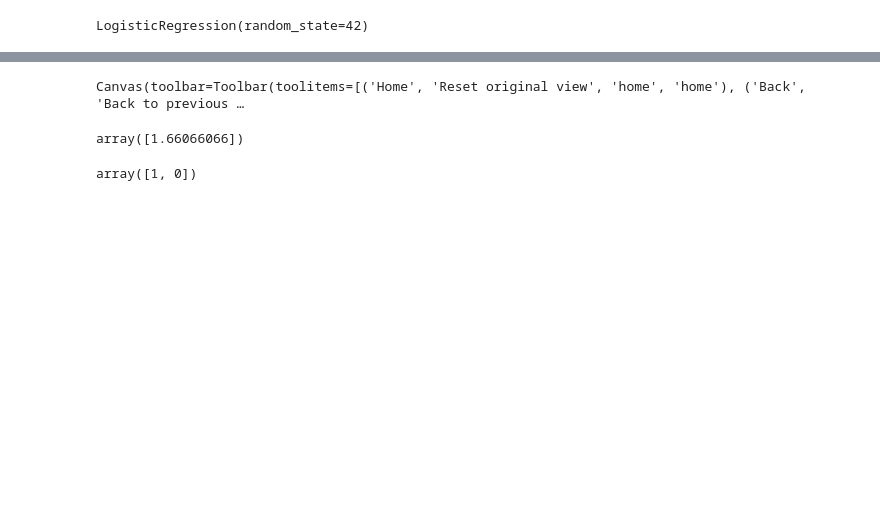
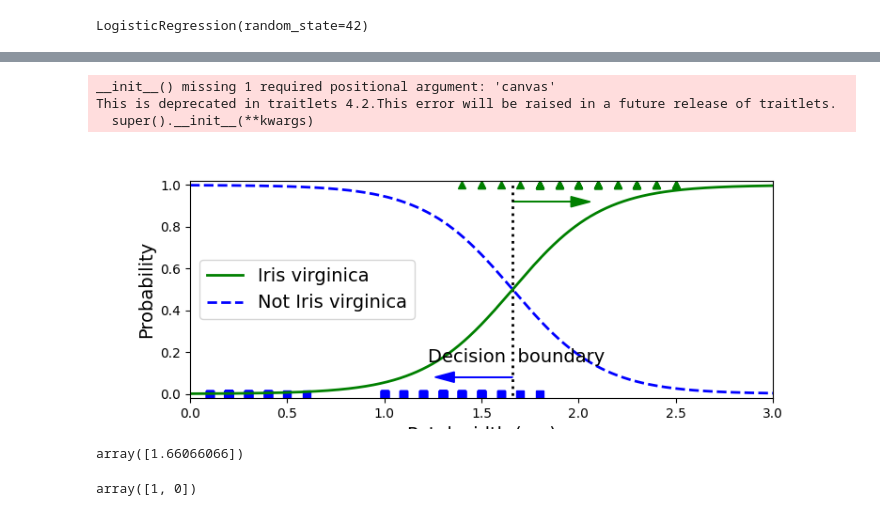
Before and after one commit to aielawady/handson-ml2, a Jupyter notebook: lectures_nb/L3 - Training linear models.ipynb, the cells around one changed output, grey strips where cells are left out. Saved outputs shown, nothing was run; the diff lists cells and outputs as text; code cells hidden in the pictures; blank space fills up the shorter version.

```diff
--- a/lectures_nb/L3 - Training linear models.ipynb
+++ b/lectures_nb/L3 - Training linear models.ipynb
@@ -947,6 +966,6 @@ list(iris.keys())
 # %%
 X = iris["data"][:, 3:]  # petal width
-y = (iris["target"] == 2).astype(np.int)  # 1 if Iris virginica, else 0
+y = (iris["target"] == 2).astype("int")  # 1 if Iris virginica, else 0
 # %%
 from sklearn.linear_model import LogisticRegression
 log_reg = LogisticRegression(solver="lbfgs", random_state=42)
@@ -966,24 +988,27 @@ Canvas(toolbar=Toolbar(toolitems=[('Home', 'Reset original view', 'home', 'home'
 # %%
 X_new = np.linspace(0, 3, 1000).reshape(-1, 1)
 y_proba = log_reg.predict_proba(X_new)
 decision_boundary = X_new[y_proba[:, 1] >= 0.5][0]
 
 plt.figure(figsize=(8, 3))
 plt.plot(X[y==0], y[y==0], "bs")
 plt.plot(X[y==1], y[y==1], "g^")
 plt.plot([decision_boundary, decision_boundary], [-1, 2], "k:", linewidth=2)
 plt.plot(X_new, y_proba[:, 1], "g-", linewidth=2, label="Iris virginica")
 plt.plot(X_new, y_proba[:, 0], "b--", linewidth=2, label="Not Iris virginica")
 plt.text(decision_boundary+0.02, 0.15, "Decision  boundary", fontsize=14, color="k", ha="center")
-plt.arrow(decision_boundary, 0.08, -0.3, 0, head_width=0.05, head_length=0.1, fc='b', ec='b')
-plt.arrow(decision_boundary, 0.92, 0.3, 0, head_width=0.05, head_length=0.1, fc='g', ec='g')
+plt.arrow(decision_boundary[0], 0.08, -0.3, 0, head_width=0.05, head_length=0.1, fc='b', ec='b')
+plt.arrow(decision_boundary[0], 0.92, 0.3, 0, head_width=0.05, head_length=0.1, fc='g', ec='g')
 plt.xlabel("Petal width (cm)", fontsize=14)
 plt.ylabel("Probability", fontsize=14)
 plt.legend(loc="center left", fontsize=14)
 plt.axis([0, 3, -0.02, 1.02])
 plt.show()
 # %% [output]
-Canvas(toolbar=Toolbar(toolitems=[('Home', 'Reset original view', 'home', 'home'), ('Back', 'Back to previous …
+__init__() missing 1 required positional argument: 'canvas'
+This is deprecated in traitlets 4.2.This error will be raised in a future release of traitlets.
+  super().__init__(**kwargs)
+[figure, added]
 # %%
 decision_boundary
 # %% [output]
```
Also changed, not shown: parts of 27 cells of this notebook.
